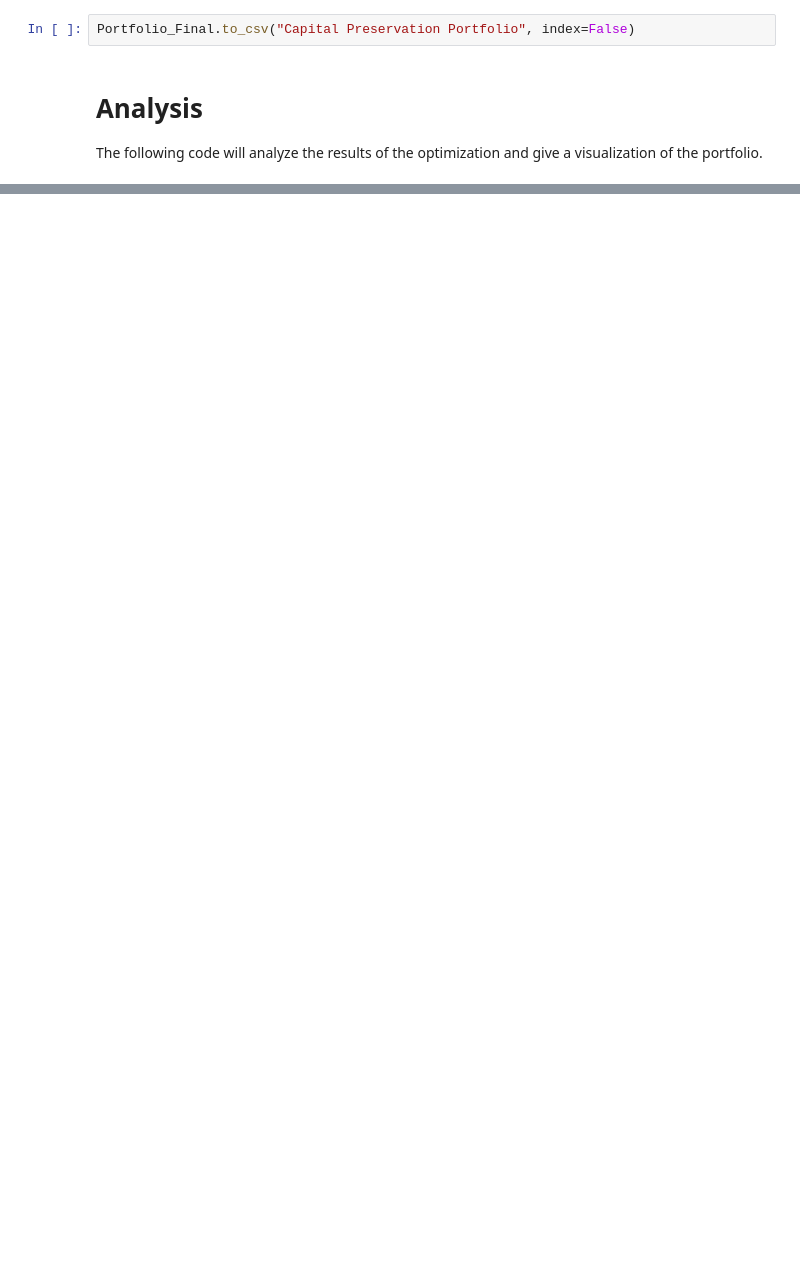
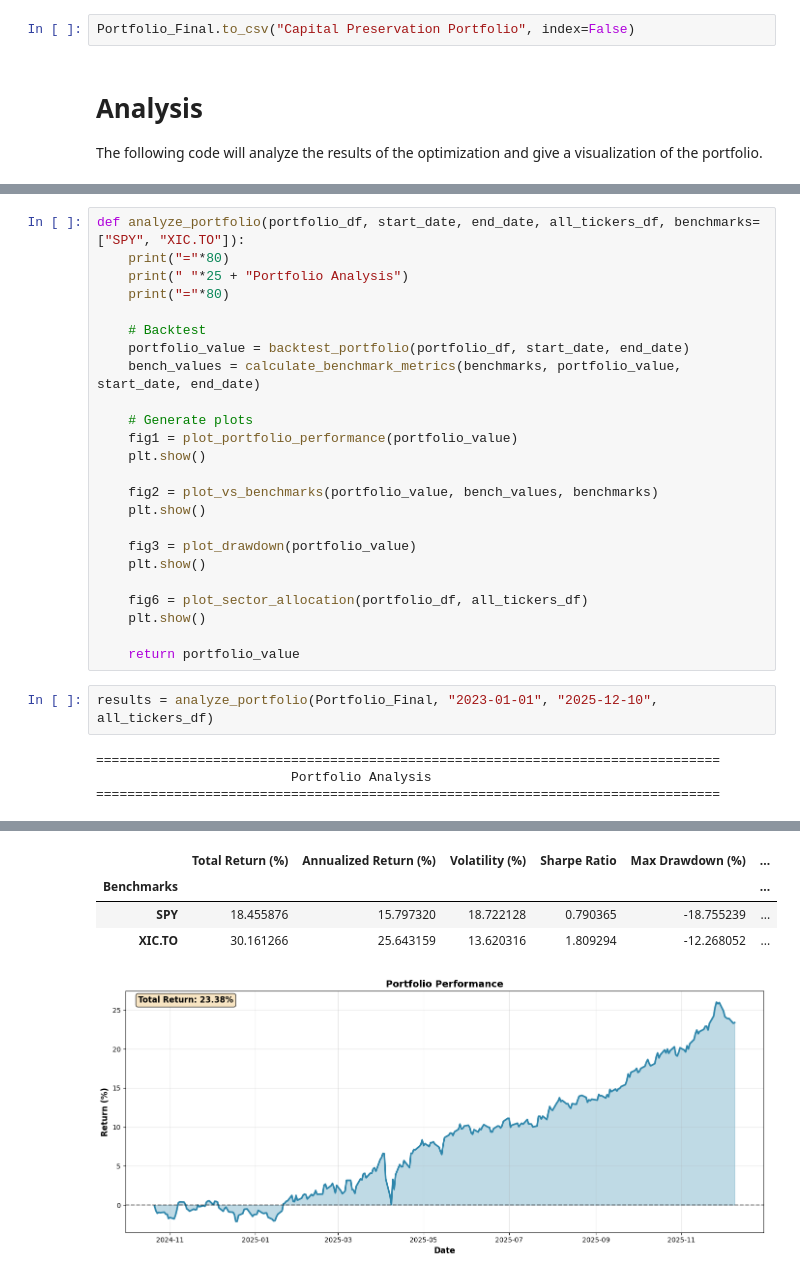
Before and after one commit to neilhaoyuan/risk-constrained-portfolio-optimizer, a Jupyter notebook: portfolio-optimizer.ipynb, the cells around one changed output, grey strips where cells are left out. Drawn from its saved outputs; the diff is of its cells as text; blank space fills up the shorter version.

```diff
--- a/portfolio-optimizer.ipynb
+++ b/portfolio-optimizer.ipynb
@@ -1054,0 +1274,30 @@ The following code will analyze the results of the optimization and give a visua
+# %%
+def analyze_portfolio(portfolio_df, start_date, end_date, all_tickers_df, benchmarks=["SPY", "XIC.TO"]):
+    print("="*80)
+    print(" "*25 + "Portfolio Analysis")
+    print("="*80)
+
+    # Backtest
+    portfolio_value = backtest_portfolio(portfolio_df, start_date, end_date)
+    bench_values = calculate_benchmark_metrics(benchmarks, portfolio_value, start_date, end_date)
+
+    # Generate plots
+    fig1 = plot_portfolio_performance(portfolio_value)
+    plt.show()
+
+    fig2 = plot_vs_benchmarks(portfolio_value, bench_values, benchmarks)
+    plt.show()
+
+    fig3 = plot_drawdown(portfolio_value)
+    plt.show()
+
+    fig6 = plot_sector_allocation(portfolio_df, all_tickers_df)
+    plt.show()
+
+    return portfolio_value
+# %%
+results = analyze_portfolio(Portfolio_Final, "2023-01-01", "2025-12-10", all_tickers_df)
+# %% [output]
+================================================================================
+                         Portfolio Analysis
+================================================================================
@@ -1054,0 +1306,5 @@ The following code will analyze the results of the optimization and give a visua
+|  | Total Return (%) | Annualized Return (%) | Volatility (%) | Sharpe Ratio | Max Drawdown (%) | ... |
+| Benchmarks |  |  |  |  |  | ... |
+| SPY | 18.455876 | 15.797320 | 18.722128 | 0.790365 | -18.755239 | ... |
+| XIC.TO | 30.161266 | 25.643159 | 13.620316 | 1.809294 | -12.268052 | ... |
+[figure, added]
```
Also changed, not shown: parts of 8 cells of this notebook, 3 other files.
